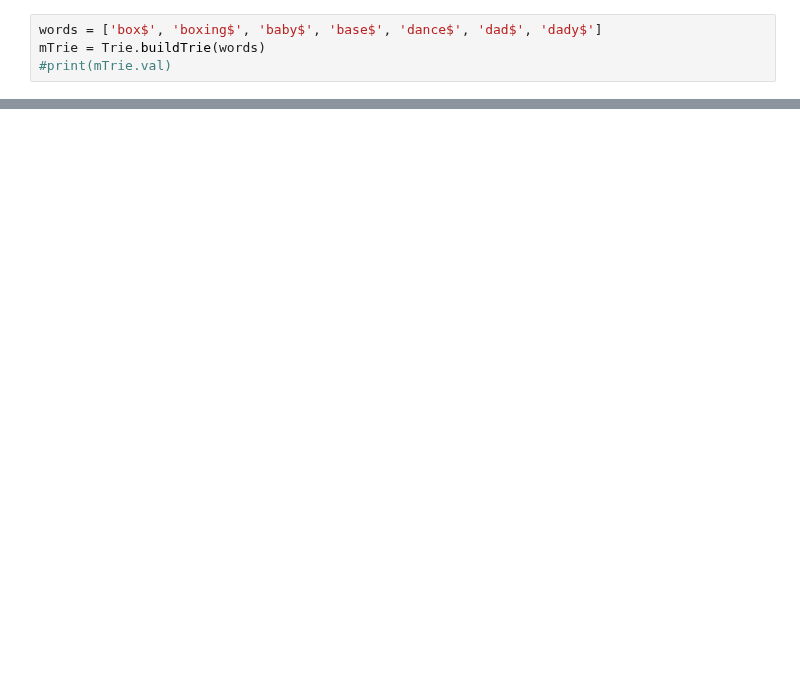
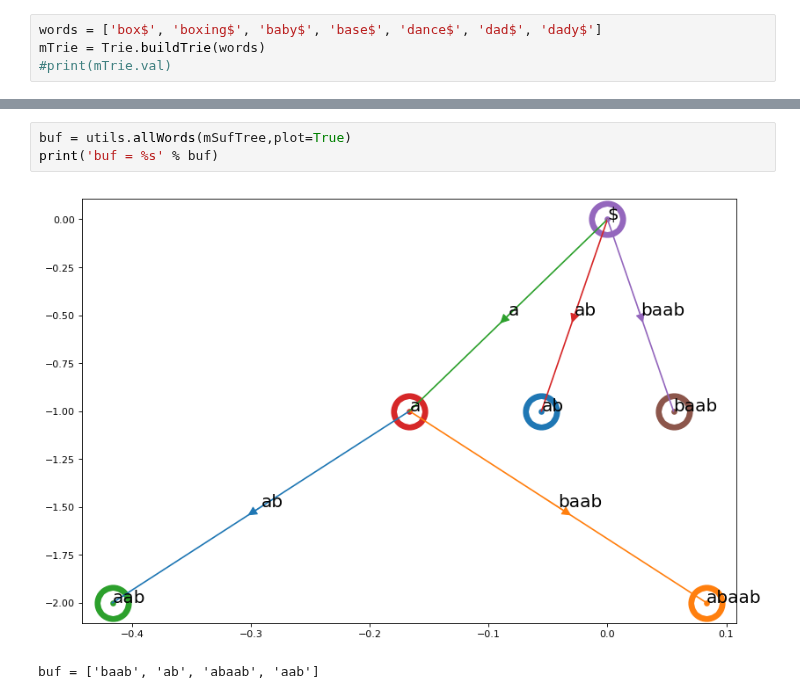
Before and after one commit to longle2718/fundaCS, a Jupyter notebook: trie/Trie.ipynb, the cells around one changed output, grey strips where cells are left out. Cells and saved outputs as stored; diff of their text form; blank space fills up the shorter version.

```diff
--- a/trie/Trie.ipynb
+++ b/trie/Trie.ipynb
@@ -20,0 +31,6 @@ buf = ['dady$', 'dad$']
+# %%
+buf = utils.allWords(mSufTree,plot=True)
+print('buf = %s' % buf)
+# %% [output]
+[figure, added]
+buf = ['baab', 'ab', 'abaab', 'aab']
```
Also changed, not shown: parts of 4 cells of this notebook, 3 other files.
